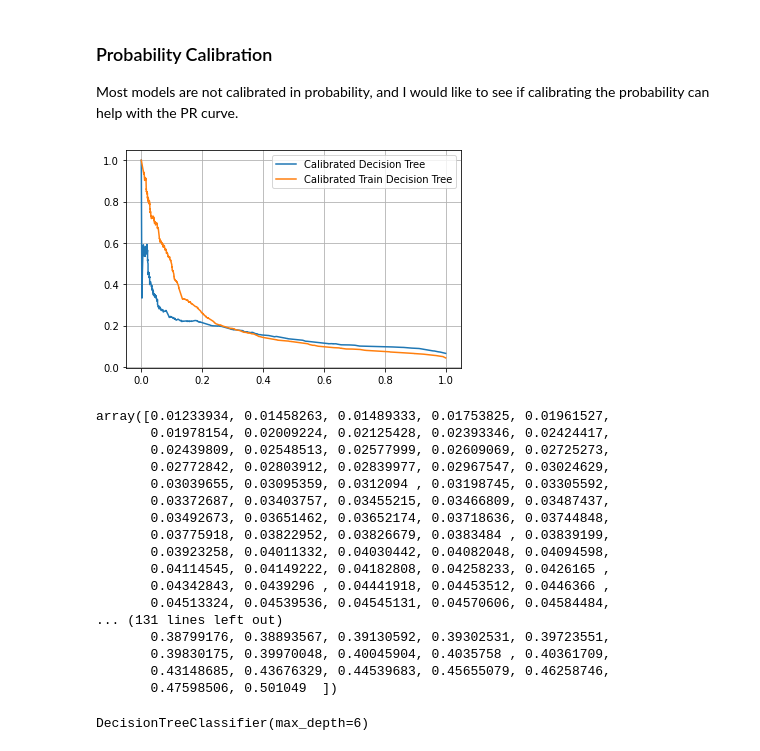
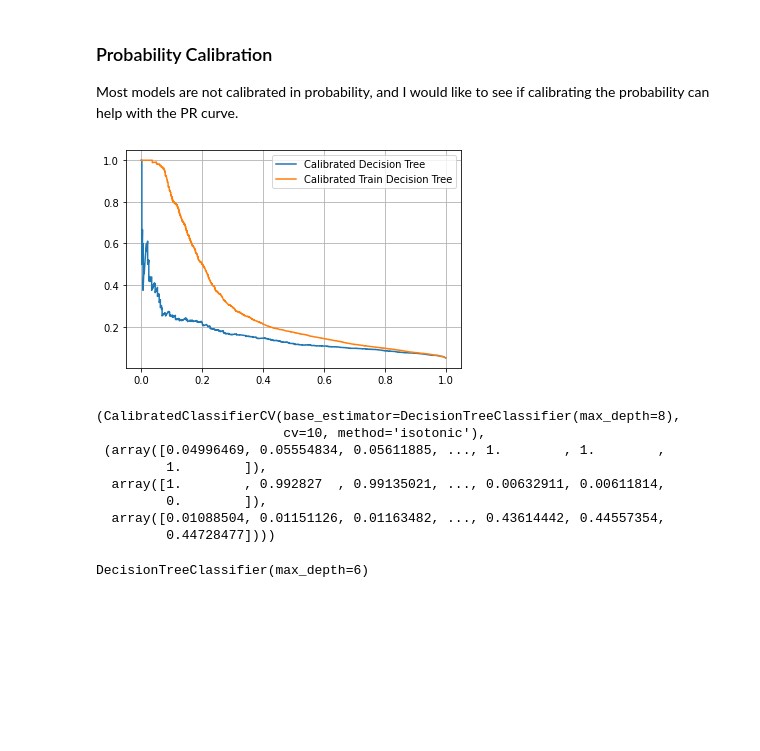
Before and after one commit to kungchinglin/erdos_bootcamp_2021, a Jupyter notebook: 03_predictive_models/Fifth_model_0525_KC.ipynb, the cells around one changed output. Saved outputs shown, nothing was run; the diff lists cells and outputs as text; code cells hidden in the pictures; blank space fills up the shorter version.

```diff
--- a/03_predictive_models/Fifth_model_0525_KC.ipynb
+++ b/03_predictive_models/Fifth_model_0525_KC.ipynb
@@ -370,10 +342,11 @@ df_features = df_model.drop(columns = ['title','author','ext_link','created','bo
 X = df_features.drop(columns = ['Popular'])
 y = df_model['Popular']
 
-X_train, X_test, y_train, y_test = X[X['month'] < 4].drop(columns = ['month']), X[X['month'] >= 4].drop(columns = ['month']), y[X['month'] < 4], y[X['month'] >= 4]
+cutoff = 4
 
+X_train, X_test, y_train, y_test = X[X['month'] < cutoff].drop(columns = ['month']), X[X['month'] >= cutoff].drop(columns = ['month']), y[X['month'] < cutoff], y[X['month'] >= cutoff]
+#X_train, X_test, y_train, y_test = train_test_split(X,y, test_size = 0.1, stratify = y)
 X_test.head()
-#X_train, X_test, y_train, y_test = train_test_split(X,y, test_size = 0.2, stratify = y)
 # %% [output]
 |  | title_emoji | body_emoji | title_length | body_length | body_EQ | title_UL | body_UL | hour | day | ... |
 | 76718 | 0 | 0 | 4 | 69 | 0 | 0.166667 | 0.041237 | 0 | 3 | ... |
@@ -484,28 +457,19 @@ def trainAndCompareCalibration(Model, X_train, y_train, X_test, y_test, modelNam
     return calibrated, trainInfo
     #return thresholdCal
 # %%
-tree_clf = DecisionTreeClassifier(max_depth = 6)
+tree_clf = DecisionTreeClassifier(max_depth = 8)
 
 trainAndCompareCalibration(tree_clf, X_train, y_train, X_test, y_test,'Decision Tree', 1)
 # %% [output]
-[figure, old version]
+[figure, new version]
-array([0.01233934, 0.01458263, 0.01489333, 0.01753825, 0.01961527,
-       0.01978154, 0.02009224, 0.02125428, 0.02393346, 0.02424417,
-       0.02439809, 0.02548513, 0.02577999, 0.02609069, 0.02725273,
-       0.02772842, 0.02803912, 0.02839977, 0.02967547, 0.03024629,
-       0.03039655, 0.03095359, 0.0312094 , 0.03198745, 0.03305592,
-       0.03372687, 0.03403757, 0.03455215, 0.03466809, 0.03487437,
-       0.03492673, 0.03651462, 0.03652174, 0.03718636, 0.03744848,
-       0.03775918, 0.03822952, 0.03826679, 0.0383484 , 0.03839199,
-       0.03923258, 0.04011332, 0.04030442, 0.04082048, 0.04094598,
-       0.04114545, 0.04149222, 0.04182808, 0.04258233, 0.0426165 ,
-       0.04342843, 0.0439296 , 0.04441918, 0.04453512, 0.0446366 ,
-       0.04513324, 0.04539536, 0.04545131, 0.04570606, 0.04584484,
-... (131 lines left out)
-       0.38799176, 0.38893567, 0.39130592, 0.39302531, 0.39723551,
-       0.39830175, 0.39970048, 0.40045904, 0.4035758 , 0.40361709,
-       0.43148685, 0.43676329, 0.44539683, 0.45655079, 0.46258746,
-       0.47598506, 0.501049  ])
+(CalibratedClassifierCV(base_estimator=DecisionTreeClassifier(max_depth=8),
+                        cv=10, method='isotonic'),
+ (array([0.04996469, 0.05554834, 0.05611885, ..., 1.        , 1.        ,
+         1.        ]),
+  array([1.        , 0.992827  , 0.99135021, ..., 0.00632911, 0.00611814,
+         0.        ]),
+  array([0.01088504, 0.01151126, 0.01163482, ..., 0.43614442, 0.44557354,
+         0.44728477])))
 # %%
 tree_clf.best_estimator_
 # %% [output]
```
Also changed, not shown: parts of 22 cells of this notebook.
